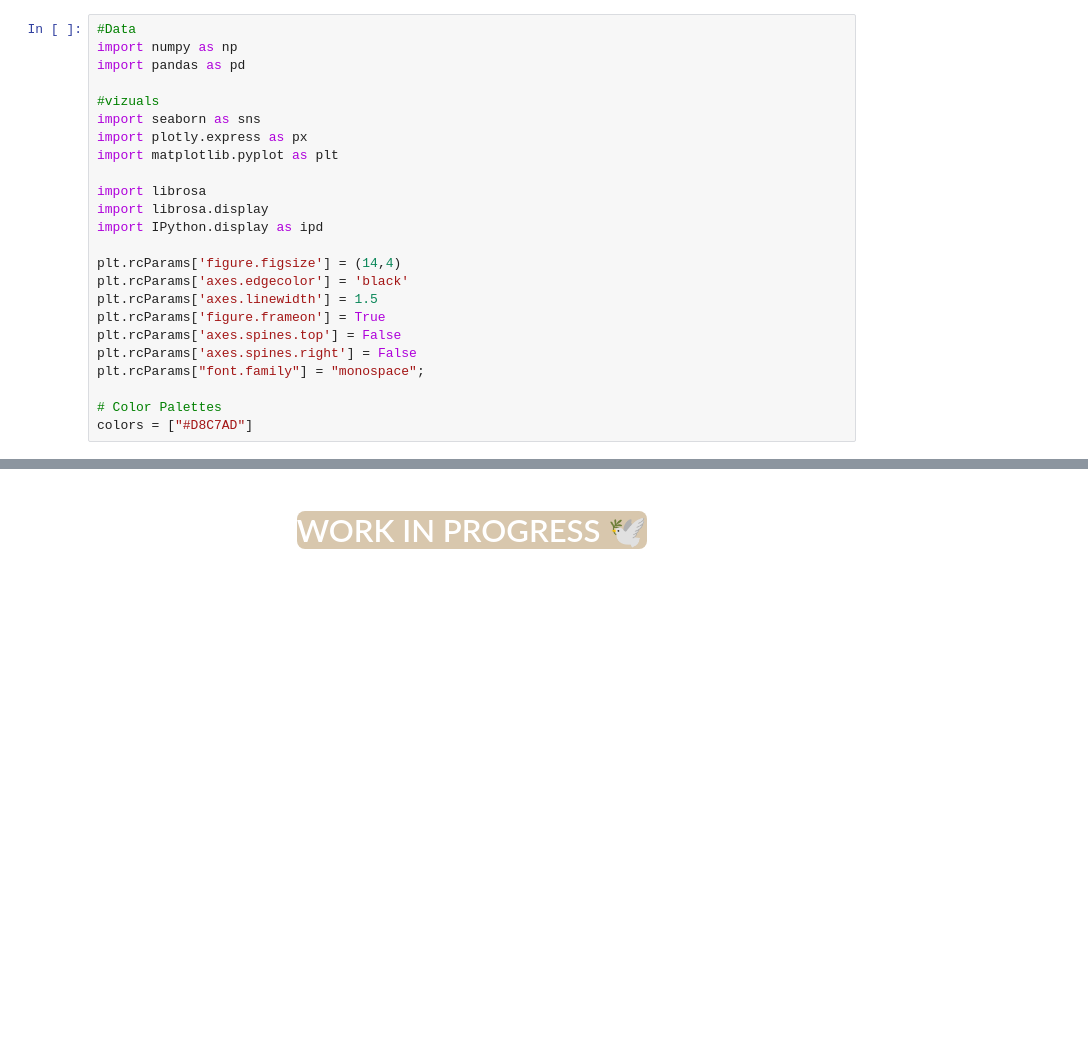
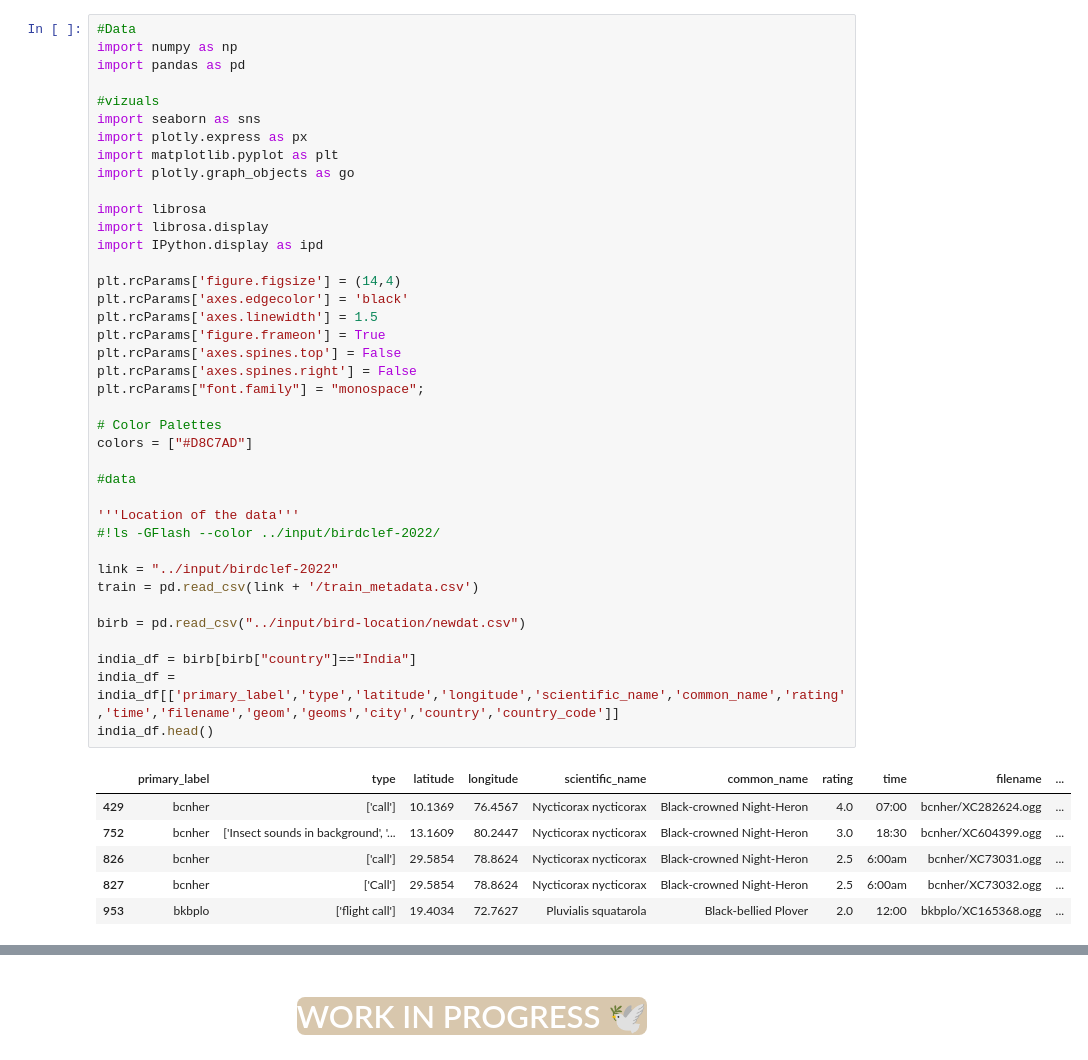
Before and after one commit to heyrobin/Birds-identify-eda, a Jupyter notebook: birds-eda.ipynb, the cells around one changed output, grey strips where cells are left out. Drawn from its saved outputs; the diff is of its cells as text; blank space fills up the shorter version.

```diff
--- a/birds-eda.ipynb
+++ b/birds-eda.ipynb
@@ -13,24 +21,46 @@ If you like my notebook, do show some love 🥺.
 # %%
 #Data
 import numpy as np
 import pandas as pd
 
 #vizuals
 import seaborn as sns
 import plotly.express as px
 import matplotlib.pyplot as plt
+import plotly.graph_objects as go
 
 import librosa
 import librosa.display
 import IPython.display as ipd
 
 plt.rcParams['figure.figsize'] = (14,4)
 plt.rcParams['axes.edgecolor'] = 'black'
 plt.rcParams['axes.linewidth'] = 1.5
 plt.rcParams['figure.frameon'] = True
 plt.rcParams['axes.spines.top'] = False
 plt.rcParams['axes.spines.right'] = False
 plt.rcParams["font.family"] = "monospace";
 
 # Color Palettes
 colors = ["#D8C7AD"]
+
+#data
+
+'''Location of the data'''
+#!ls -GFlash --color ../input/birdclef-2022/
+
+link = "../input/birdclef-2022"
+train = pd.read_csv(link + '/train_metadata.csv')
+
+birb = pd.read_csv("../input/bird-location/newdat.csv")
+
+india_df = birb[birb["country"]=="India"]
+india_df = india_df[['primary_label','type','latitude','longitude','scientific_name','common_name','rating','time','filename','geom','geoms','city','country','country_code']]
+india_df.head()
+# %% [output]
+|  | primary_label | type | latitude | longitude | scientific_name | common_name | rating | time | filename | ... |
+| 429 | bcnher | ['call'] | 10.1369 | 76.4567 | Nycticorax nycticorax | Black-crowned Night-Heron | 4.0 | 07:00 | bcnher/XC282624.ogg | ... |
+| 752 | bcnher | ['Insect sounds in background', '... | 13.1609 | 80.2447 | Nycticorax nycticorax | Black-crowned Night-Heron | 3.0 | 18:30 | bcnher/XC604399.ogg | ... |
+| 826 | bcnher | ['call'] | 29.5854 | 78.8624 | Nycticorax nycticorax | Black-crowned Night-Heron | 2.5 | 6:00am | bcnher/XC73031.ogg | ... |
+| 827 | bcnher | ['Call'] | 29.5854 | 78.8624 | Nycticorax nycticorax | Black-crowned Night-Heron | 2.5 | 6:00am | bcnher/XC73032.ogg | ... |
+| 953 | bkbplo | ['flight call'] | 19.4034 | 72.7627 | Pluvialis squatarola | Black-bellied Plover | 2.0 | 12:00 | bkbplo/XC165368.ogg | ... |
```
Also changed, not shown: parts of 31 cells of this notebook.
